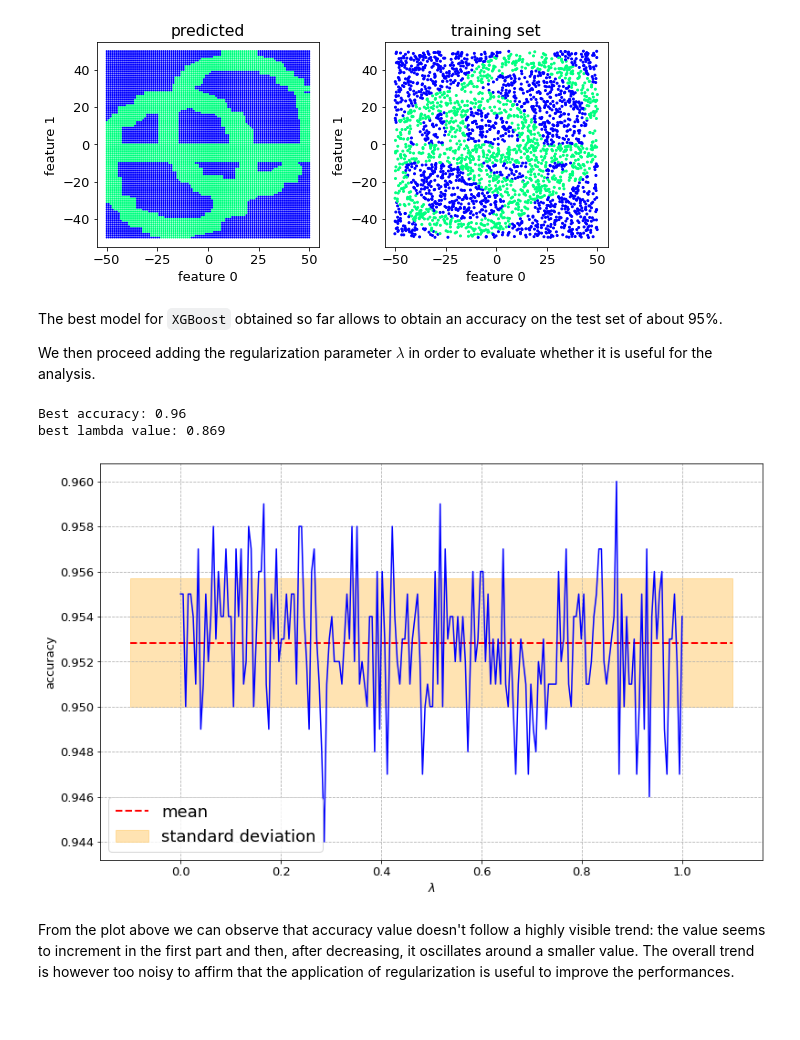
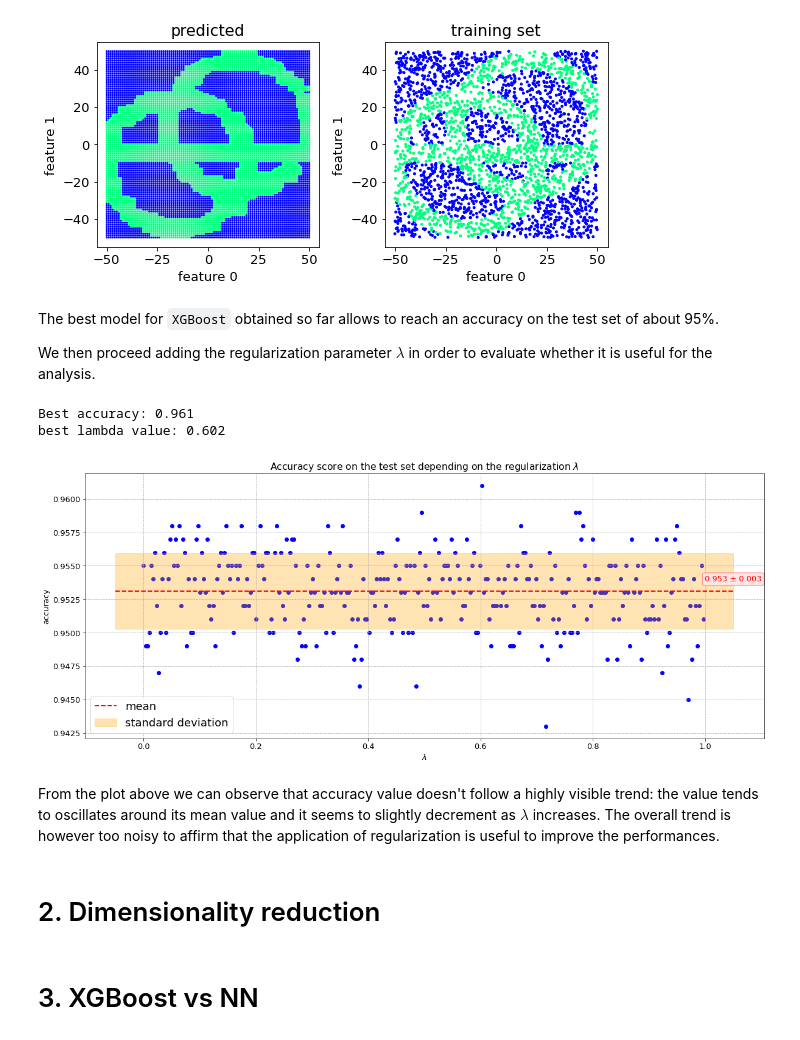
Before and after one commit to giuliadoda/LCP_mod_B, a Jupyter notebook: Ex3/group2406_exercise03.ipynb, the cells around one changed output. Drawn from its saved outputs; the diff is of its cells as text; code cells hidden in the pictures.

Commit message:
plot modify

```diff
--- a/Ex3/group2406_exercise03.ipynb
+++ b/Ex3/group2406_exercise03.ipynb
@@ -290,48 +279,55 @@ classify(best_model, show=False)
 errors: 4.60%   Accuracy=0.954
 [figure]
 # %% [markdown]
-The best model for `XGBoost` obtained so far allows to obtain an accuracy on the test set of about 95%.
+The best model for `XGBoost` obtained so far allows to reach an accuracy on the test set of about 95%.
 
 We then proceed adding the regularization parameter $\lambda$  in order to evaluate whether it is useful for the analysis.
 # %%
 # to understand the utility of regularization
-lamb = np.linspace(0, 1, 200)
+lamb = np.linspace(0, 1, 300)
 accs = []   # list of accuracies for each lambda
 
 for l in lamb:
     model = XGBClassifier(gamma=grid_search.best_params_['gamma'], learning_rate=grid_search.best_params_['learning_rate'],
                            max_depth=grid_search.best_params_['max_depth'], min_child_weight=1,
                            n_estimators=grid_search.best_params_['n_estimators'], reg_lambda=l,
-                           seed=1, objective='binary:logistic')
+                           seed=10, objective='binary:logistic')
 
     model.fit(x_train, y_train)
     accs.append(model.score(x_test, y_test))
 # %%
 print(f'Best accuracy: {np.max(accs)}')
-print(f'best lambda value: {lamb[np.argmax(accs)]:.3f}')
+print(f'Best lambda value: {lamb[np.argmax(accs)]:.3f}')
 # %% [output]
-Best accuracy: 0.96
-best lambda value: 0.869
+Best accuracy: 0.961
+best lambda value: 0.602
 # %%
 mean = np.mean(accs)
 std = np.std(accs)
 
-fig, ax = plt.subplots(figsize=(13, 8))
+fig, ax = plt.subplots(figsize=(20, 8))
 
-ax.plot(lamb, accs, c='blue')
-ax.hlines(mean, -0.1, 1.1, colors='red', linewidth=2, linestyles='--', label='mean')
-ax.fill_between(np.linspace(-0.1, 1.1, 200), np.repeat(mean - std, 200) , np.repeat(mean + std, 200), color='orange', alpha=0.3, label='standard deviation')
+ax.scatter(lamb, accs, c='blue')
+ax.hlines(mean, -0.05, 1.05, colors='red', linewidth=2, linestyles='--', label='mean')
+ax.fill_between(np.linspace(-0.05, 1.05, 200), np.repeat(mean - std, 200) , np.repeat(mean + std, 200), color='orange', alpha=0.3, label='standard deviation')
 
+ax.text(1.05, 0.954, f'{mean:.3f} ± {std:.3f}', color='red', ha="center", va="center",
+         bbox=dict(boxstyle="round",
+                   ec=(1., 0.5, 0.5),
+                   fc=(1., 0.9, 0.9),
+                   ))
 ax.grid(True, linestyle='--')
-
 ax.set_xlabel('$\lambda$')
 ax.set_ylabel('accuracy')
-#ax.set_ylim(0.9, 1)
 ax.legend(loc='lower left', fontsize=18)
 
-plt.title('')
+plt.title('Accuracy score on the test set depending on the regularization $\lambda$')
 plt.show()
 # %% [output]
-[figure, old version]
+[figure, new version]
 # %% [markdown]
-From the plot above we can observe that accuracy value doesn't follow a highly visible trend: the value seems to increment in the first part and then, after decreasing, it oscillates around a smaller value. The overall trend is however too noisy to affirm that the application of regularization is useful to improve the performances.
+From the plot above we can observe that accuracy value doesn't follow a highly visible trend: the value tends to oscillates around its mean value and it seems to slightly decrement as $\lambda$ increases. The overall trend is however too noisy to affirm that the application of regularization is useful to improve the performances.
+# %% [markdown]
+# 2. Dimensionality reduction
+# %% [markdown]
+# 3. XGBoost vs NN
```
Also changed, not shown: parts of 3 cells of this notebook.
